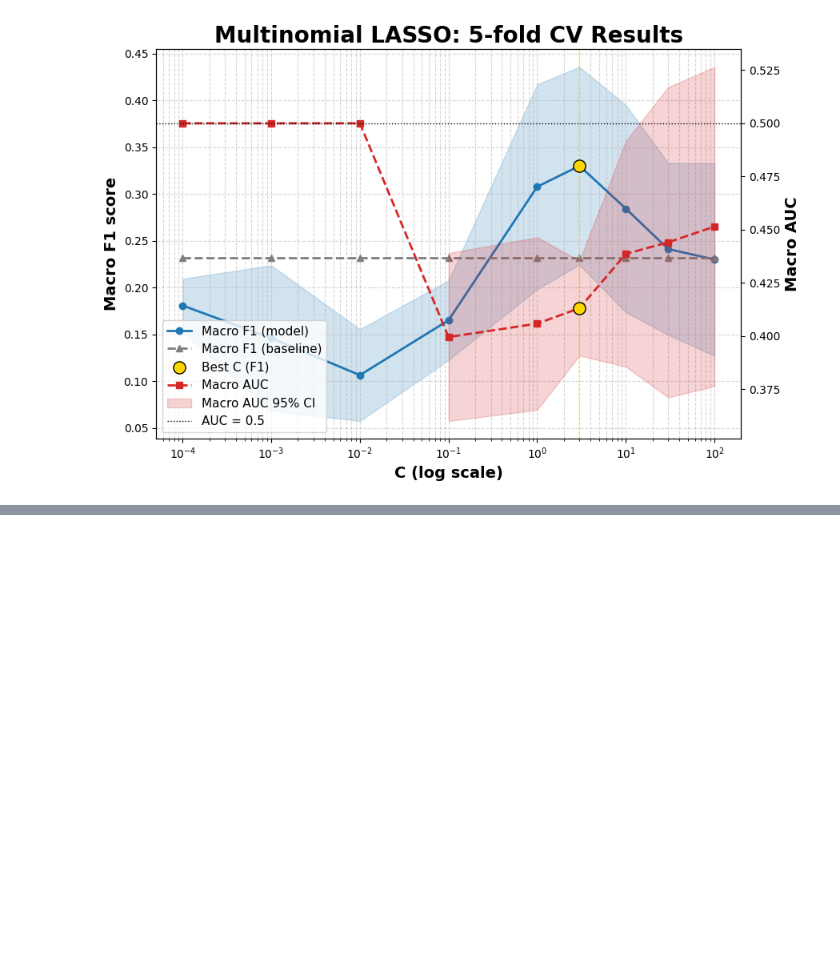
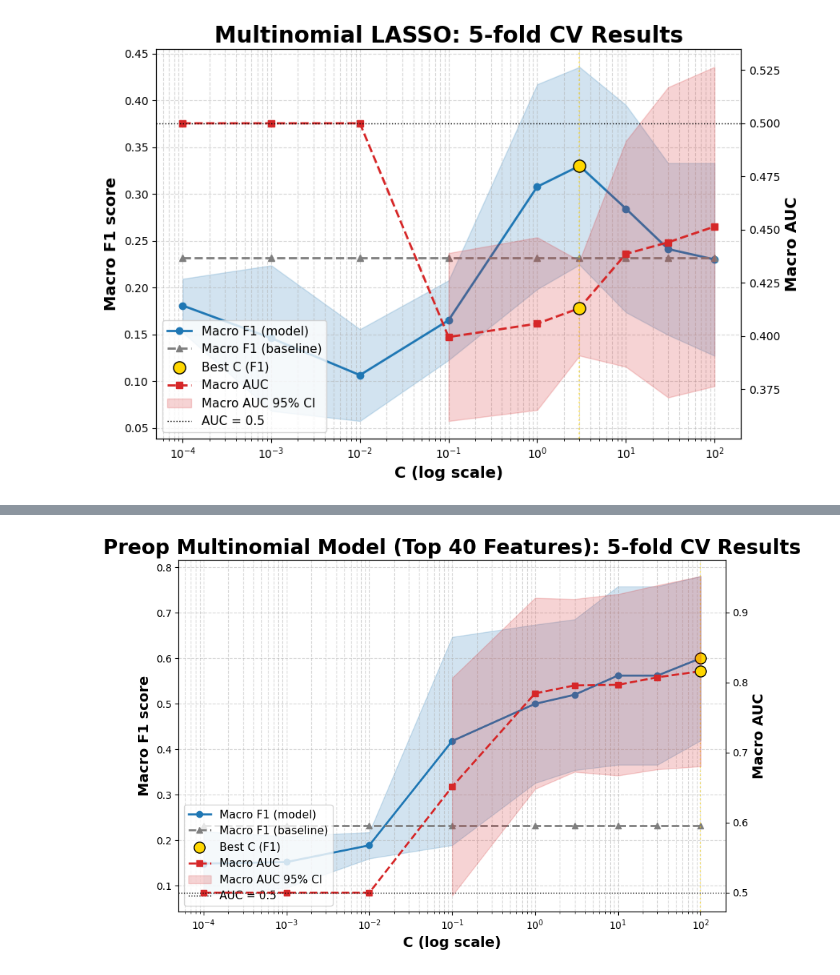
Before and after one commit to ygrepo/Craniopharyngiomas_Image_Segmentation, a Jupyter notebook: notebooks/cv_plot.ipynb, the cells around one changed output, grey strips where cells are left out. Drawn from its saved outputs; the diff is of its cells as text; code cells hidden in the pictures; blank space fills up the shorter version.

```diff
--- a/notebooks/cv_plot.ipynb
+++ b/notebooks/cv_plot.ipynb
@@ -116,0 +137,4 @@ plot_multinomial_lasso_cv_metrics(df, fn=Path(path))
+# %%
+path = "../output/metrics/preop_multinomial_elasticnet_l1ratio_0.3_top40_cv_metrics.csv"
+df = pd.read_csv(path)
+df.head()
@@ -116,0 +148,6 @@ plot_multinomial_lasso_cv_metrics(df, fn=Path(path))
+# %%
+path = "../output/figures/preop_multinomial_elasticnet_l1ratio_0.3_top40_cv_metrics.tiff"
+plot_multinomial_lasso_cv_metrics(df, title="Preop Multinomial Model (Top 40 Features): 5-fold CV Results",
+                                  fn=Path(path))
+# %% [output]
+[figure, added]
```
Also changed, not shown: parts of 3 cells of this notebook, 8 other files.
